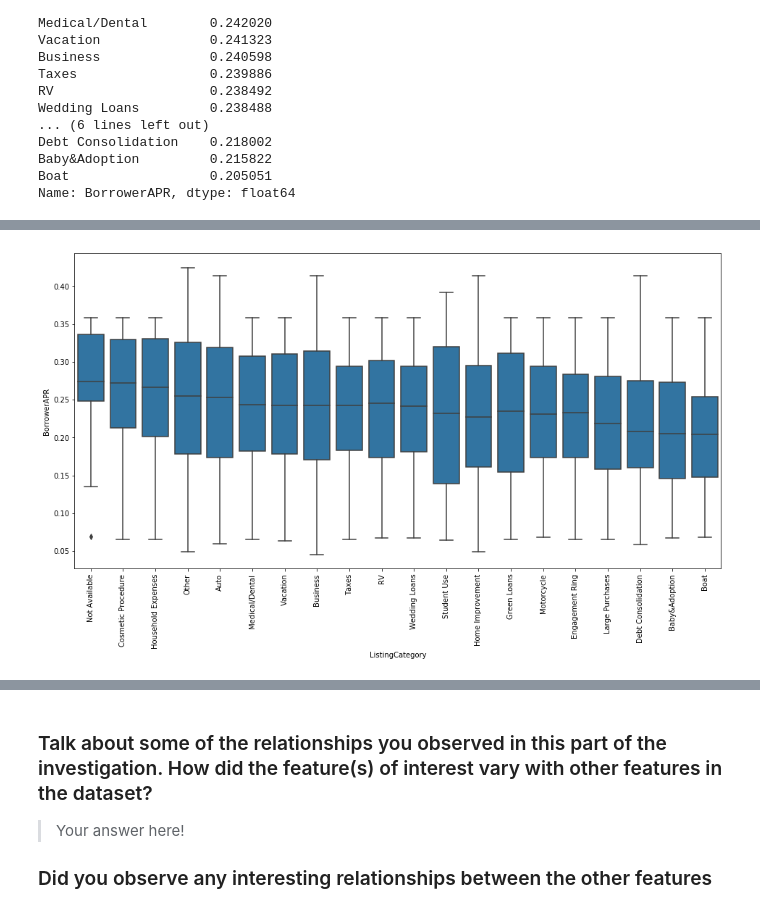
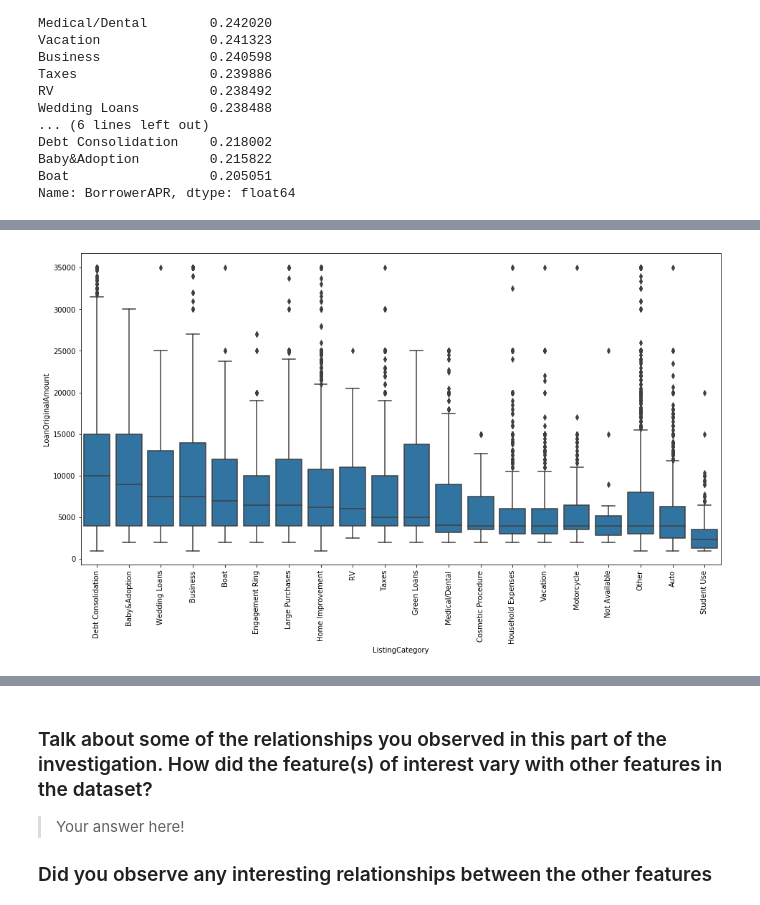
Before and after one commit to vijayelango/CommunicateDataFindings, a Jupyter notebook: exploration_template.ipynb, the cells around one changed output, grey strips where cells are left out. Saved outputs shown, nothing was run; the diff lists cells and outputs as text; code cells hidden in the pictures.

```diff
--- a/exploration_template.ipynb
+++ b/exploration_template.ipynb
@@ -876,10 +939,12 @@ Name: BorrowerAPR, dtype: float64
 # %%
+# Most of the Large loans were sought for Debt Consolidation, Baby&Adoption whereas smaller loans were taken for student use.
+
 plt.figure(figsize=[16, 8])
 base_color = sb.color_palette()[0]
 
-s = df1.groupby('ListingCategory')['BorrowerAPR'].mean().sort_values(ascending=False)
+s = df1.groupby('ListingCategory')['LoanOriginalAmount'].median().sort_values(ascending=False)
 
-sb.boxplot(data = df1, x = 'ListingCategory', y = 'BorrowerAPR', color = base_color, order=s.index);
+sb.boxplot(data = df1, x = 'ListingCategory', y = 'LoanOriginalAmount', color = base_color, order=s.index);
 plt.xticks(rotation = 90);
 # %% [output]
-[figure, old version]
+[figure, new version]
```
Also changed, not shown: parts of 40 cells of this notebook.
